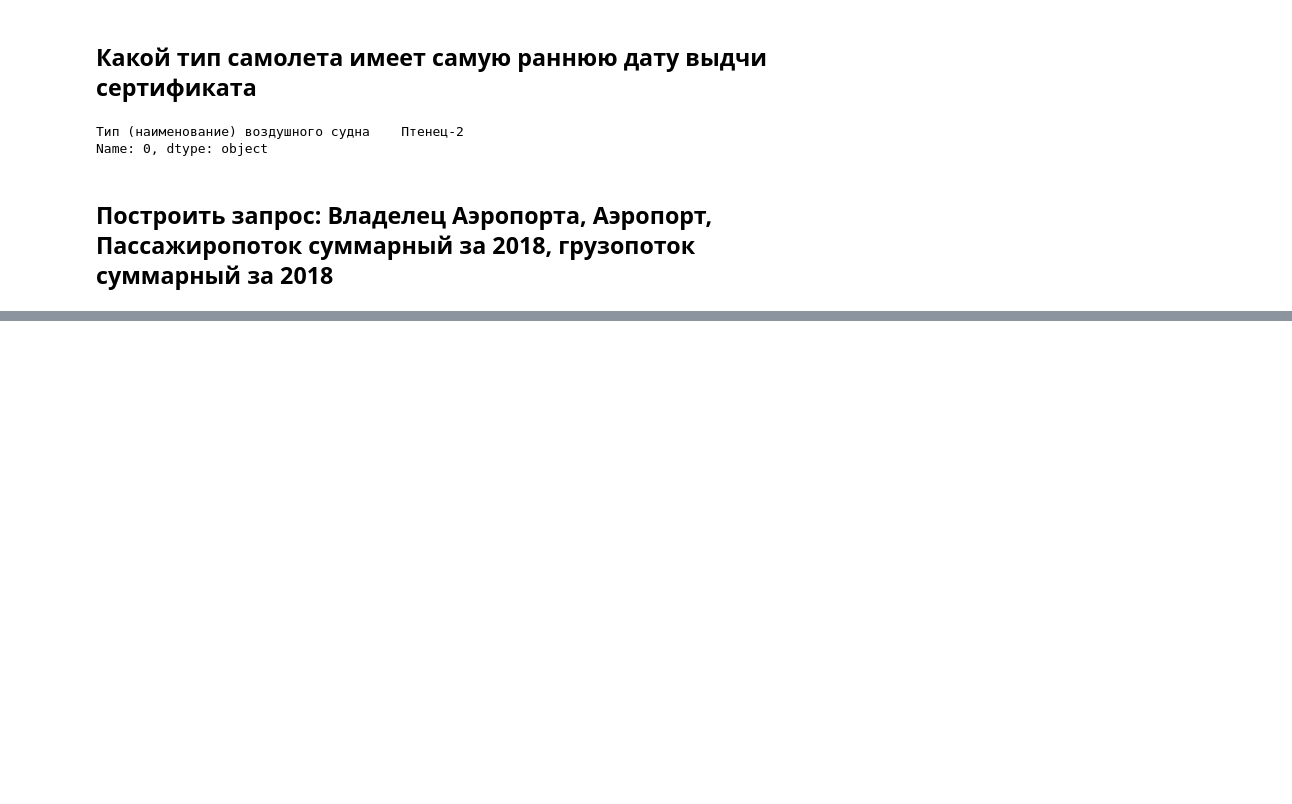
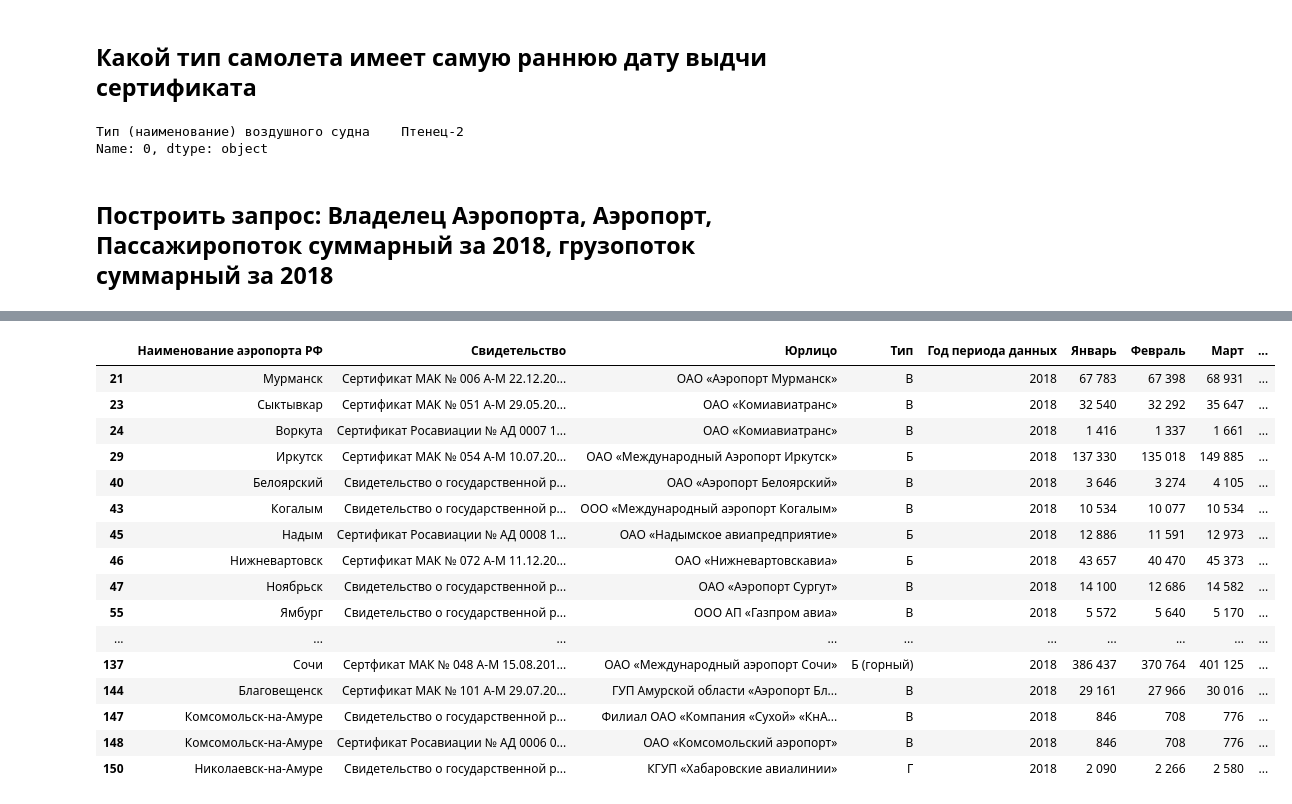
Before and after one commit to Milkolad/IT-master, a Jupyter notebook: Python/Code/Control_Task4/Control_task.ipynb, the cells around one changed output, grey strips where cells are left out. Cells and saved outputs as stored; diff of their text form; code cells hidden in the pictures; blank space fills up the shorter version.

```diff
--- a/Python/Code/Control_Task4/Control_task.ipynb
+++ b/Python/Code/Control_Task4/Control_task.ipynb
@@ -168,0 +205,21 @@ query_airports_df = query_airports_df[query_airports_df['']]
+# %%
+query_passenger_airports_df = query_passenger_airports_df[query_passenger_airports_df['Январь'] != '***']
+query_passenger_airports_df
+# %% [output]
+|  | Наименование аэропорта РФ | Свидетельство | Юрлицо | Тип | Год периода данных | Январь | Февраль | Март | ... |
+| 21 | Мурманск | Сертификат МАК № 006 А-М 22.12.20... | ОАО «Аэропорт Мурманск» | В | 2018 | 67 783 | 67 398 | 68 931 | ... |
+| 23 | Сыктывкар | Сертификат МАК № 051 А-М 29.05.20... | ОАО «Комиавиатранс» | В | 2018 | 32 540 | 32 292 | 35 647 | ... |
+| 24 | Воркута | Сертификат Росавиации № АД 0007 1... | ОАО «Комиавиатранс» | В | 2018 | 1 416 | 1 337 | 1 661 | ... |
+| 29 | Иркутск | Сертификат МАК № 054 А-М 10.07.20... | ОАО «Международный Аэропорт Иркутск» | Б | 2018 | 137 330 | 135 018 | 149 885 | ... |
+| 40 | Белоярский | Свидетельство о государственной р... | ОАО «Аэропорт Белоярский» | В | 2018 | 3 646 | 3 274 | 4 105 | ... |
+| 43 | Когалым | Свидетельство о государственной р... | ООО «Международный аэропорт Когалым» | В | 2018 | 10 534 | 10 077 | 10 534 | ... |
+| 45 | Надым | Сертификат Росавиации № АД 0008 1... | ОАО «Надымское авиапредприятие» | Б | 2018 | 12 886 | 11 591 | 12 973 | ... |
+| 46 | Нижневартовск | Сертификат МАК № 072 А-М 11.12.20... | ОАО «Нижневартовскавиа» | Б | 2018 | 43 657 | 40 470 | 45 373 | ... |
+| 47 | Ноябрьск | Свидетельство о государственной р... | ОАО «Аэропорт Сургут» | В | 2018 | 14 100 | 12 686 | 14 582 | ... |
+| 55 | Ямбург | Свидетельство о государственной р... | ООО АП «Газпром авиа» | В | 2018 | 5 572 | 5 640 | 5 170 | ... |
+| ... | ... | ... | ... | ... | ... | ... | ... | ... | ... |
+| 137 | Сочи | Сертфикат МАК № 048 А-М 15.08.201... | ОАО «Международный аэропорт Сочи» | Б (горный) | 2018 | 386 437 | 370 764 | 401 125 | ... |
+| 144 | Благовещенск | Сертификат МАК № 101 А-М 29.07.20... | ГУП Амурской области «Аэропорт Бл... | В | 2018 | 29 161 | 27 966 | 30 016 | ... |
+| 147 | Комсомольск-на-Амуре | Свидетельство о государственной р... | Филиал ОАО «Компания «Сухой» «КнА... | В | 2018 | 846 | 708 | 776 | ... |
+| 148 | Комсомольск-на-Амуре | Сертификат Росавиации № АД 0006 0... | ОАО «Комсомольский аэропорт» | В | 2018 | 846 | 708 | 776 | ... |
+| 150 | Николаевск-на-Амуре | Свидетельство о государственной р... | КГУП «Хабаровские авиалинии» | Г | 2018 | 2 090 | 2 266 | 2 580 | ... |
```
Also changed, not shown: parts of 32 cells of this notebook, 1 other file.
